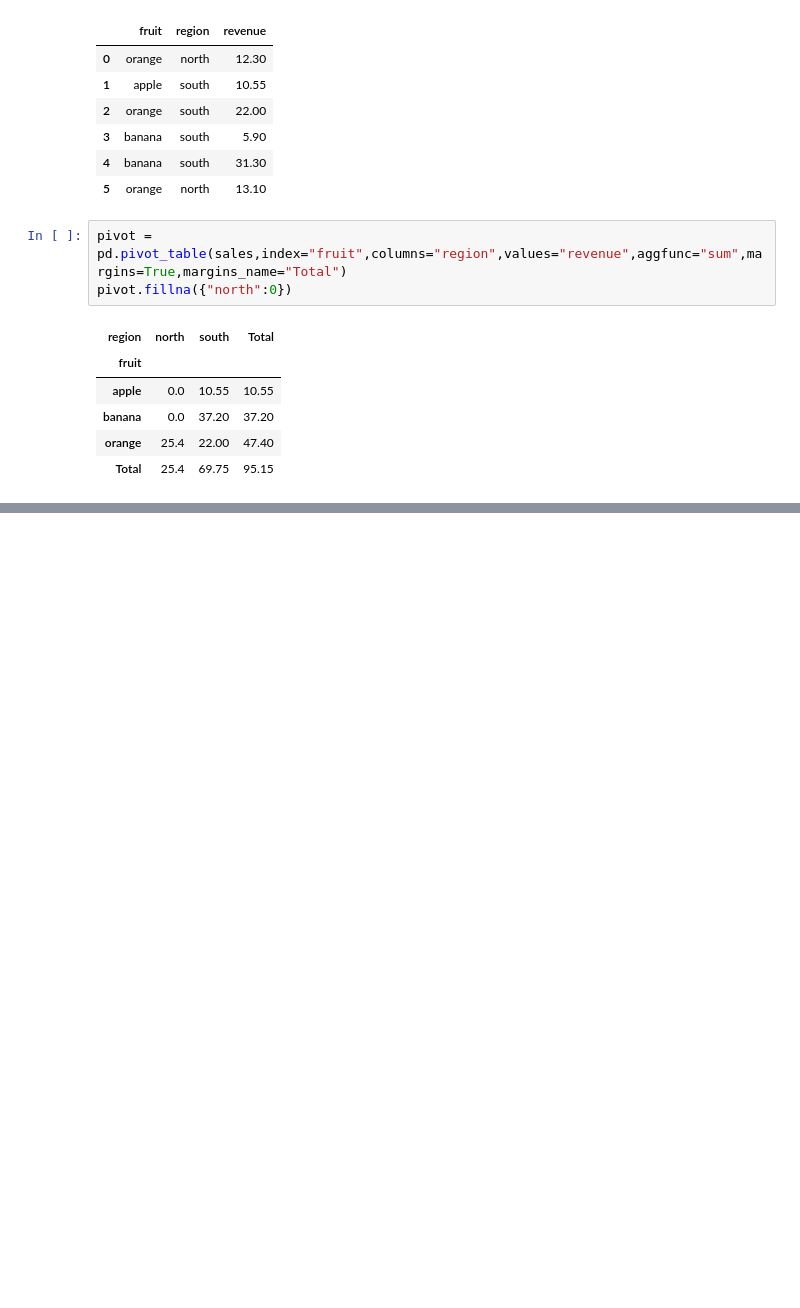
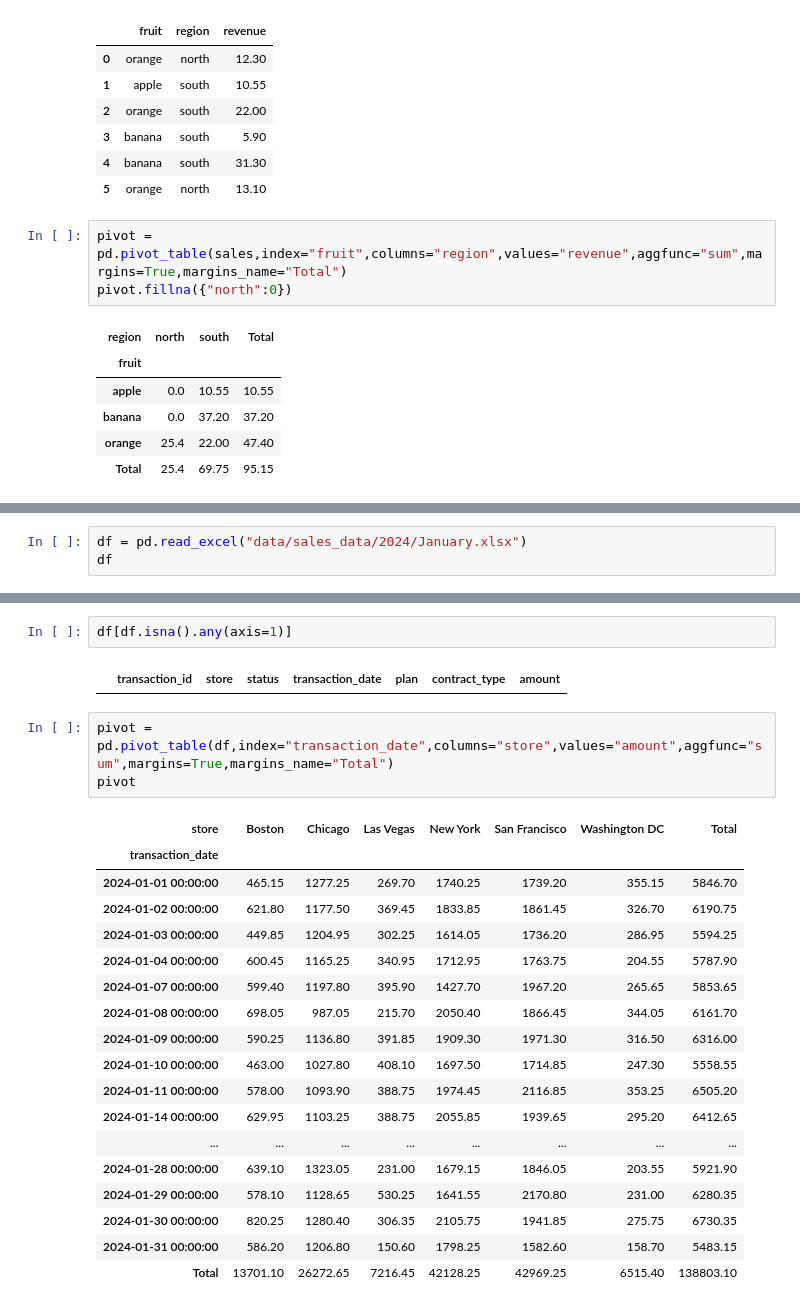
Before and after one commit to NMB-MIC/python_office_2025_02_13, a Jupyter notebook: src/02_pandas.ipynb, the cells around one changed output, grey strips where cells are left out. Cells and saved outputs as stored; diff of their text form; blank space fills up the shorter version.

```diff
--- a/src/02_pandas.ipynb
+++ b/src/02_pandas.ipynb
@@ -861,0 +862,3 @@ Example1 : sale amount by daliy at jan
+# %%
+df = pd.read_excel("data/sales_data/2024/January.xlsx")
+df
@@ -861,0 +879,26 @@ Example1 : sale amount by daliy at jan
+# %%
+df[df.isna().any(axis=1)]
+# %% [output]
+|  | transaction_id | store | status | transaction_date | plan | contract_type | amount |
+# %%
+pivot = pd.pivot_table(df,index="transaction_date",columns="store",values="amount",aggfunc="sum",margins=True,margins_name="Total")
+pivot
+# %% [output]
+| store | Boston | Chicago | Las Vegas | New York | San Francisco | Washington DC | Total |
+| transaction_date |  |  |  |  |  |  |  |
+| 2024-01-01 00:00:00 | 465.15 | 1277.25 | 269.70 | 1740.25 | 1739.20 | 355.15 | 5846.70 |
+| 2024-01-02 00:00:00 | 621.80 | 1177.50 | 369.45 | 1833.85 | 1861.45 | 326.70 | 6190.75 |
+| 2024-01-03 00:00:00 | 449.85 | 1204.95 | 302.25 | 1614.05 | 1736.20 | 286.95 | 5594.25 |
+| 2024-01-04 00:00:00 | 600.45 | 1165.25 | 340.95 | 1712.95 | 1763.75 | 204.55 | 5787.90 |
+| 2024-01-07 00:00:00 | 599.40 | 1197.80 | 395.90 | 1427.70 | 1967.20 | 265.65 | 5853.65 |
+| 2024-01-08 00:00:00 | 698.05 | 987.05 | 215.70 | 2050.40 | 1866.45 | 344.05 | 6161.70 |
+| 2024-01-09 00:00:00 | 590.25 | 1136.80 | 391.85 | 1909.30 | 1971.30 | 316.50 | 6316.00 |
+| 2024-01-10 00:00:00 | 463.00 | 1027.80 | 408.10 | 1697.50 | 1714.85 | 247.30 | 5558.55 |
+| 2024-01-11 00:00:00 | 578.00 | 1093.90 | 388.75 | 1974.45 | 2116.85 | 353.25 | 6505.20 |
+| 2024-01-14 00:00:00 | 629.95 | 1103.25 | 388.75 | 2055.85 | 1939.65 | 295.20 | 6412.65 |
+| ... | ... | ... | ... | ... | ... | ... | ... |
+| 2024-01-28 00:00:00 | 639.10 | 1323.05 | 231.00 | 1679.15 | 1846.05 | 203.55 | 5921.90 |
+| 2024-01-29 00:00:00 | 578.10 | 1128.65 | 530.25 | 1641.55 | 2170.80 | 231.00 | 6280.35 |
+| 2024-01-30 00:00:00 | 820.25 | 1280.40 | 306.35 | 2105.75 | 1941.85 | 275.75 | 6730.35 |
+| 2024-01-31 00:00:00 | 586.20 | 1206.80 | 150.60 | 1798.25 | 1582.60 | 158.70 | 5483.15 |
+| Total | 13701.10 | 26272.65 | 7216.45 | 42128.25 | 42969.25 | 6515.40 | 138803.10 |
```
Also changed, not shown: parts of 14 cells of this notebook.
